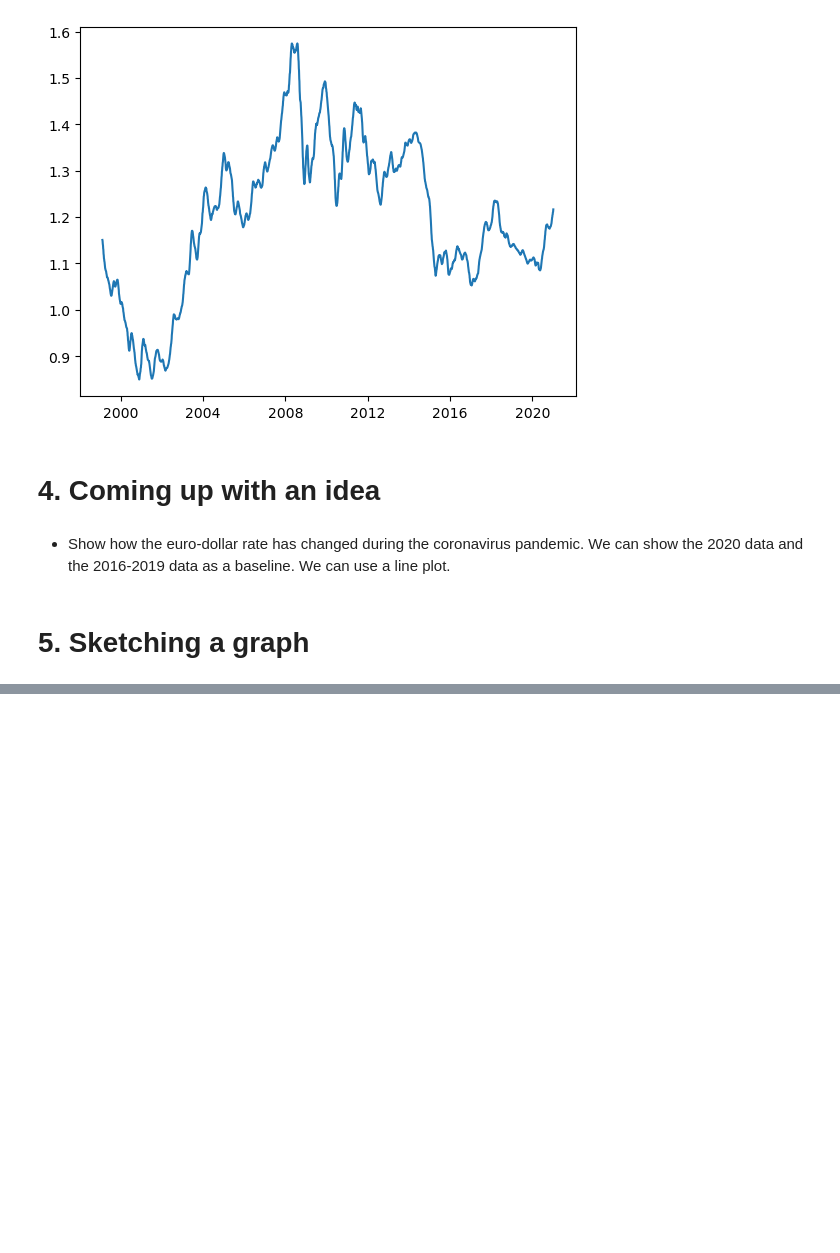
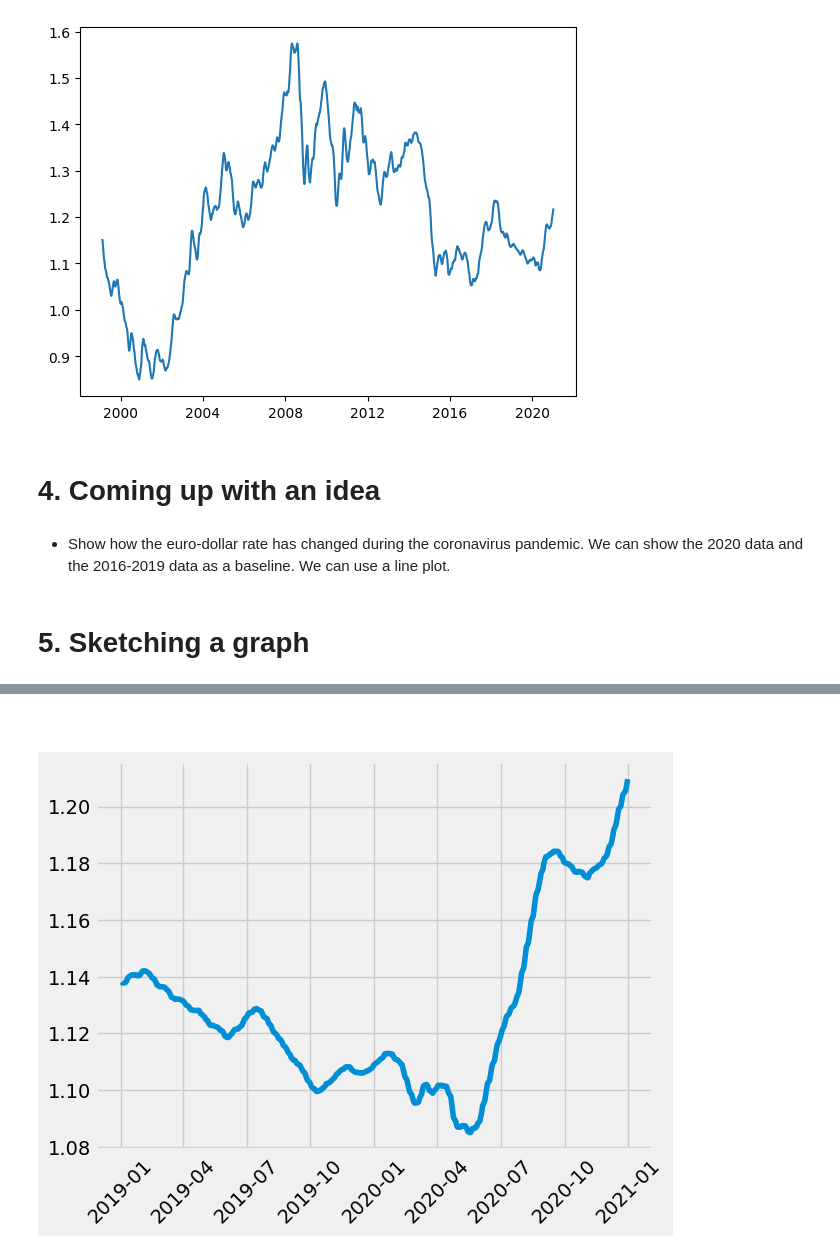
Before and after one commit to slp22/dataquest-projects, a Jupyter notebook: 2_3_dataquest-exchange-rates.ipynb, the cells around one changed output, grey strips where cells are left out. Cells and saved outputs as stored; diff of their text form; code cells hidden in the pictures; blank space fills up the shorter version.

Commit message:
6 coding the graph

```diff
--- a/2_3_dataquest-exchange-rates.ipynb
+++ b/2_3_dataquest-exchange-rates.ipynb
@@ -205,0 +206,5 @@ plt.show()
+# %%
+# segment data pre and covid years
+pre_and_covid = euro_to_dollar.copy()[(euro_to_dollar['date'].dt.year>=2019) & (euro_to_dollar['date'].dt.year<=2020)]
+pre =   pre_and_covid.copy()[(pre_and_covid['date'].dt.year>=2019) & (pre_and_covid['date'].dt.year<2020)]
+covid = pre_and_covid.copy()[(pre_and_covid['date'].dt.year==2020)]
@@ -205,0 +237,5 @@ plt.show()
+# %% [markdown]
+#
+# %%
+# add fivethirtyeight style
+style.use('fivethirtyeight')
@@ -205,0 +246,8 @@ plt.show()
+# %%
+# plot segmented data set
+plt.plot(pre_and_covid['date'], pre_and_covid['us_rolling_mean'])
+plt.xticks(rotation=45)
+
+plt.show()
+# %% [output]
+[figure, added]
```
Also changed, not shown: parts of 10 cells of this notebook.
